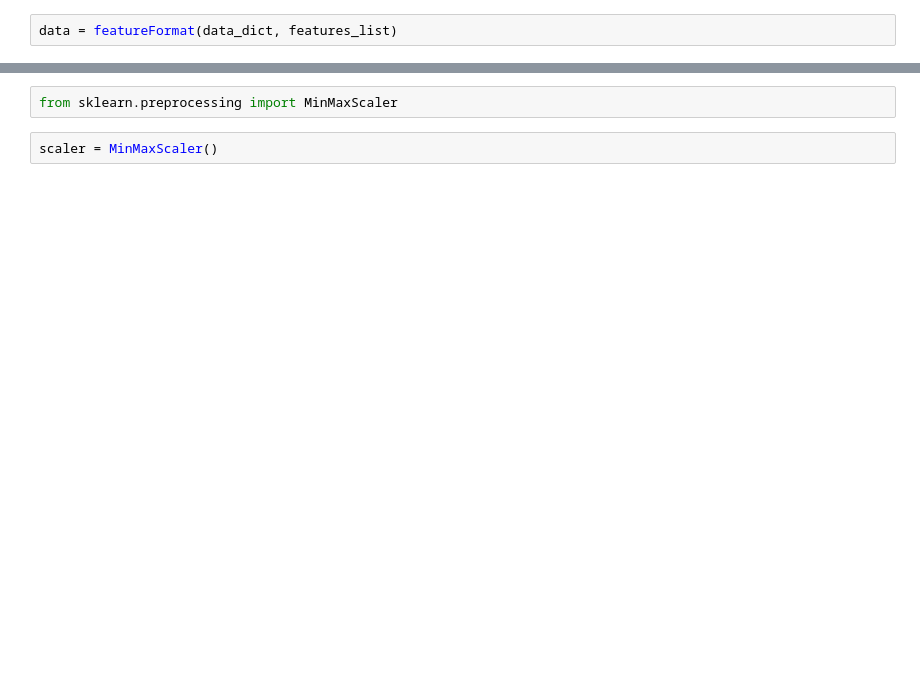
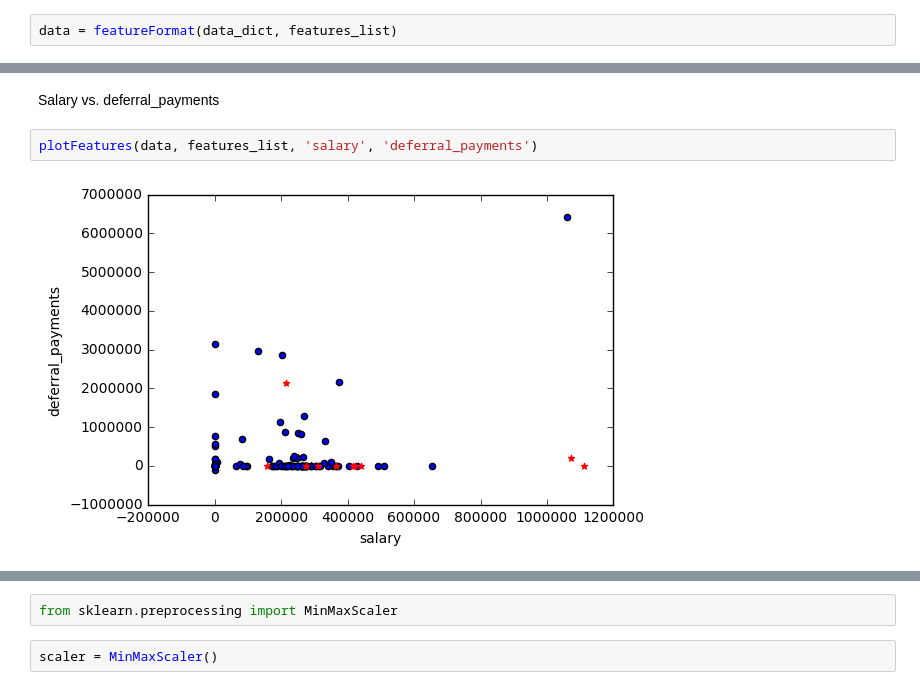
Before and after one commit to MANOJPATRA1991/intro_to_machine_learning, a Jupyter notebook: 15_project/poi_id.ipynb, the cells around one changed output, grey strips where cells are left out. Cells and saved outputs as stored; diff of their text form; blank space fills up the shorter version.

```diff
--- a/15_project/poi_id.ipynb
+++ b/15_project/poi_id.ipynb
@@ -333,0 +297,6 @@ labels, features = targetFeatureSplit(data)
+# %% [markdown]
+Salary vs. deferral_payments
+# %%
+plotFeatures(data, features_list, 'salary', 'deferral_payments')
+# %% [output]
+[figure, added]
```
Also changed, not shown: parts of 176 cells of this notebook.
